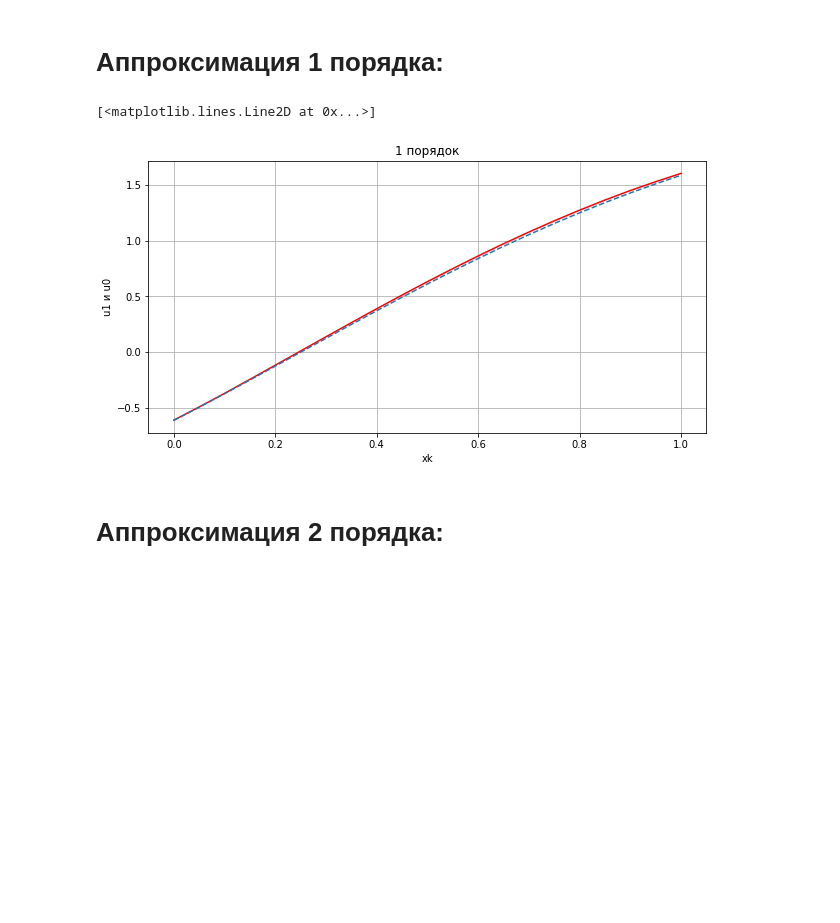
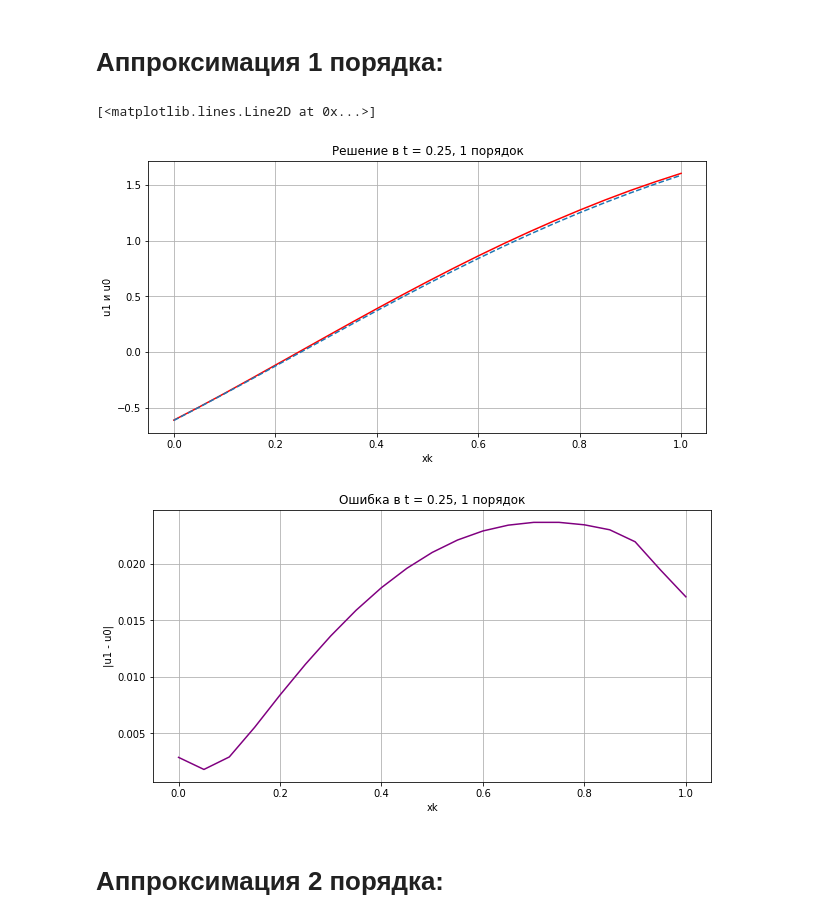
Before and after one commit to mainarel/Numerical_Methods_6, a Jupyter notebook: 1_Wave_equation.ipynb, the cells around one changed output. Saved outputs shown, nothing was run; the diff lists cells and outputs as text; code cells hidden in the pictures; blank space fills up the shorter version.

```diff
--- a/1_Wave_equation.ipynb
+++ b/1_Wave_equation.ipynb
@@ -7,9 +7,11 @@
 # %%
 import numpy as np
 from matplotlib import pyplot as plt
-
+import networkx as nx
+from matplotlib.animation import FuncAnimation, PillowWriter
 
 # u_tt = u_xx / 2 + 2.5 * th(t-x) / ch^2(t-x)
+
 
 T_0 = 1
 ro = 2
@@ -17,7 +19,7 @@ ro = 2
 a0, b0, a1, b1 = 2, -1, 0, 1
 
 def kurant(a, tau, h):
-  return (a*a)*(tau**2)/(h**2)
+  return ((a*tau)/h)**2
 
 def koef_a(T_0, ro):
   return T_0 / ro
@@ -60,41 +62,50 @@ xk_cur = np.arange(xmin, xmax + h_cur, h_cur)
 tn_cur = np.arange(tmin, tmax + tau_cur, tau_cur)
 u1 = np.zeros((len(tn_cur),len(xk_cur)))
 u2 = np.zeros((len(tn_cur),len(xk_cur)))
-
-K = kurant(koef_a(T_0,ro), tau_cur, h_cur)
 # %% [markdown]
 # Аппроксимация 1 порядка:
 # %%
 def ap1(h, tau, xk, tn):
+
+  K = kurant(koef_a(T_0,ro), tau, h)
   #аппроксимация начальных условий
   for k in range (0, len(xk)):
     u1[0][k] = phi1(xk[k])
     u1[1][k] = u1[0][k] + tau * phi2(xk[k])
 
 
   #аппроксимация граничных условий
   for n in range (1, len(tn) - 1):
     for k in range (1, len(xk)-1):
+      u1[n+1][k] = K * (u1[n][k+1] - 2 * u1[n][k] + u1[n][k-1]) + 2 * u1[n][k] - u1[n-1][k] + f(xk[k], tn[n]) * (tau**2)
+
       u1[n+1][0] = ( u1[n+1][1] - h * gamma1(tn[n+1]) / b0 ) / (1 - h*a0/b0)
       u1[n+1][len(xk)-1] = ( u1[n+1][len(xk) - 1 - 1] + h * gamma2(tn[n+1]) / b1 ) / (1 + h * a1 / b1)
-
-      u1[n+1][k] = K * (u1[n][k+1] - 2 * u1[n][k] + u1[n][k-1]) + 2 * u1[n][k] - u1[n-1][k] + f(xk[k], tn[n]) * (tau**2)
 
   return u1
 
 yreal1 = [u0(x, tn_cur[5]) for x in xk_cur ]
 ypol1 = [ap1(h_cur,tau_cur, xk_cur, tn_cur)[5][k] for k in range (0,len(xk_cur))]
+diff1 = [abs(yreal1[i] - ypol1[i]) for i in range(len(yreal1))]
 
 plt.figure(figsize=(10,5))
-plt.title("1 порядок")
+plt.title("Решение в t = 0.25, 1 порядок")
 plt.xlabel("xk")
 plt.ylabel("u1 и u0")
 plt.grid()
 plt.plot(xk_cur, ypol1, color='red')
 plt.plot(xk_cur, yreal1 , linestyle="--")
+
+plt.figure(figsize=(10,5))
+plt.title("Ошибка в t = 0.25, 1 порядок")
+plt.xlabel("xk")
+plt.ylabel("|u1 - u0|")
+plt.grid()
+plt.plot(xk_cur, diff1, color='purple')
 # %% [output]
 [<matplotlib.lines.Line2D at 0x...>]
-[figure, old version]
+[figure, new version]
+[figure, added]
 # %% [markdown]
 # Аппроксимация 2 порядка:
 # %%
```
Also changed, not shown: parts of 4 cells of this notebook.
